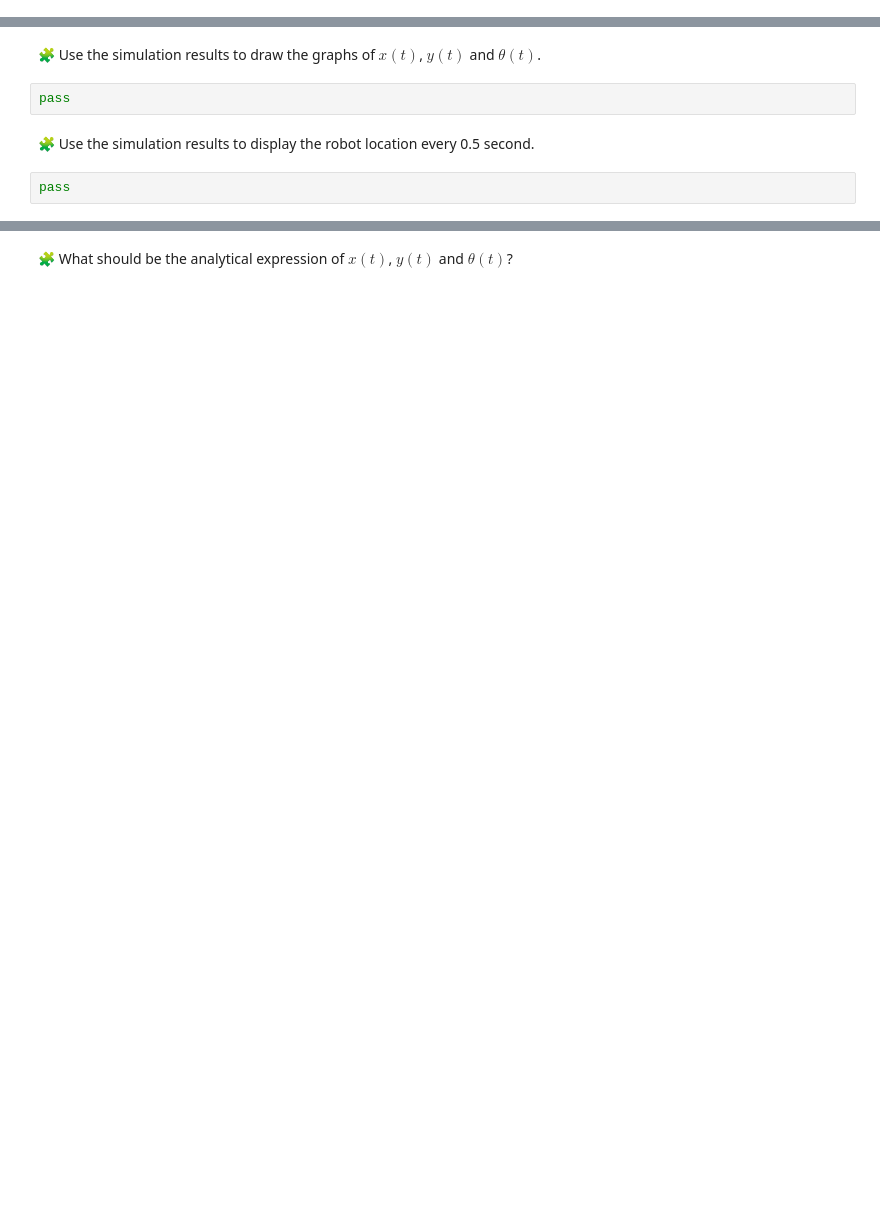
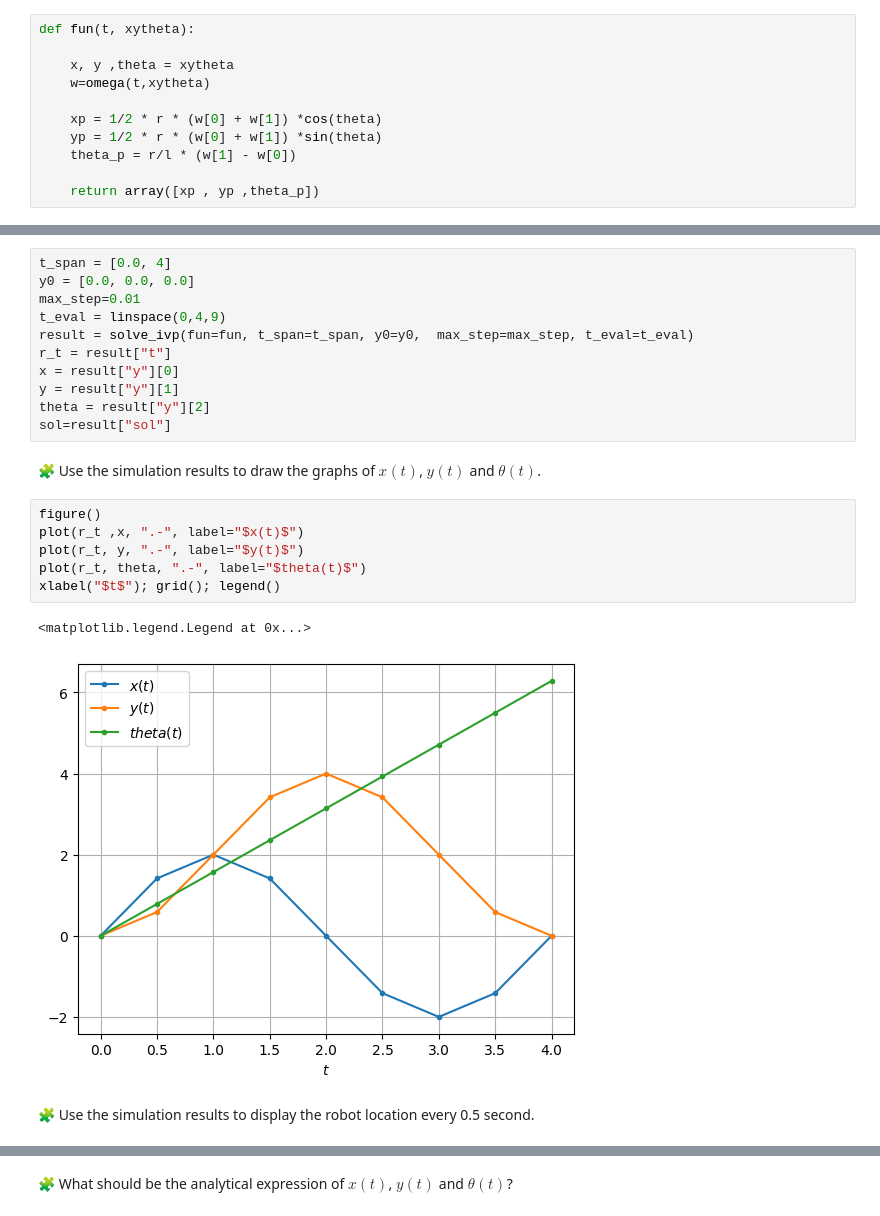
Before and after one commit to yooseeph/control-engineering-with-python-project-2023-2024, a Jupyter notebook: Project_part_1.ipynb, the cells around one changed output, grey strips where cells are left out. Saved outputs shown, nothing was run; the diff lists cells and outputs as text; blank space fills up the shorter version.

```diff
--- a/Project_part_1.ipynb
+++ b/Project_part_1.ipynb
@@ -233,3 +254,14 @@ pass
+# %%
+def fun(t, xytheta):
+
+    x, y ,theta = xytheta
+    w=omega(t,xytheta)
+
+    xp = 1/2 * r * (w[0] + w[1]) *cos(theta)
+    yp = 1/2 * r * (w[0] + w[1]) *sin(theta)
+    theta_p = r/l * (w[1] - w[0])
+
+    return array([xp , yp ,theta_p])
 # %% [markdown]
 ### Simulation Setup
 
@@ -241,8 +271,24 @@ pass
+# %%
+t_span = [0.0, 4]
+y0 = [0.0, 0.0, 0.0]
+max_step=0.01
+t_eval = linspace(0,4,9)
+result = solve_ivp(fun=fun, t_span=t_span, y0=y0,  max_step=max_step, t_eval=t_eval)
+r_t = result["t"]
+x = result["y"][0]
+y = result["y"][1]
+theta = result["y"][2]
+sol=result["sol"]
 # %% [markdown]
 🧩 Use the simulation results to draw the graphs of $x(t)$, $y(t)$ and $\theta(t)$.
-# %%
-pass
+# %%
+figure()
+plot(r_t ,x, ".-", label="$x(t)$")
+plot(r_t, y, ".-", label="$y(t)$")
+plot(r_t, theta, ".-", label="$theta(t)$")
+xlabel("$t$"); grid(); legend()
+# %% [output]
+<matplotlib.legend.Legend at 0x...>
+[figure, added]
 # %% [markdown]
 🧩 Use the simulation results to display the robot location every 0.5 second.
-# %%
-pass
```
Also changed, not shown: parts of 10 cells of this notebook.
